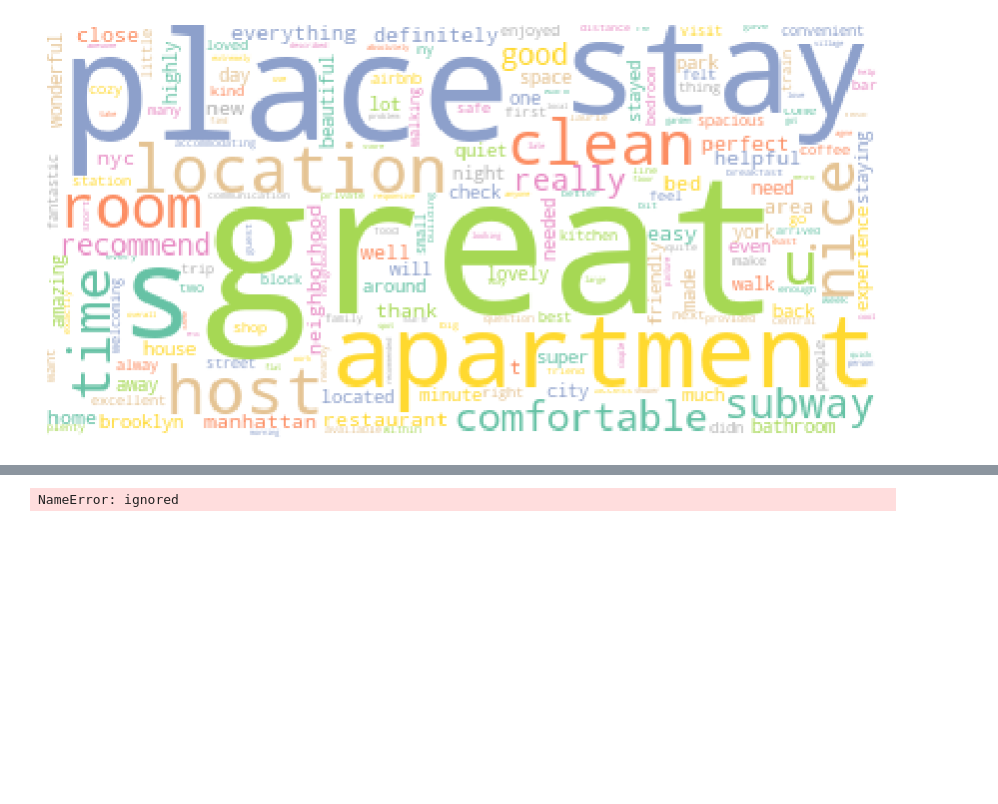
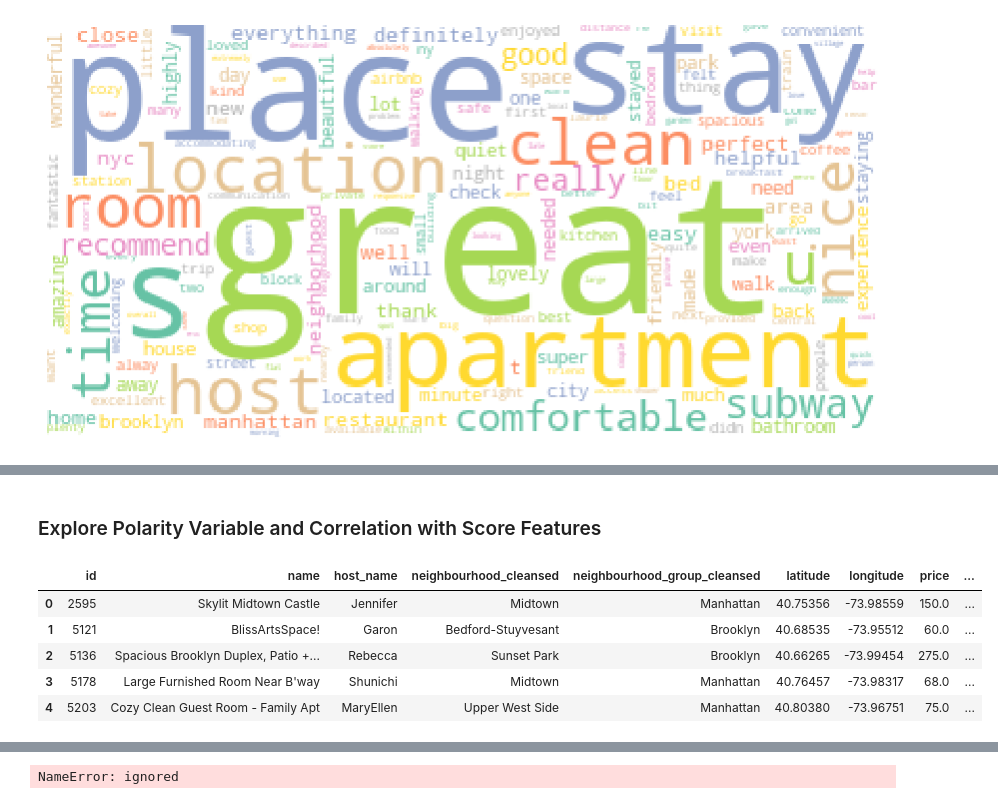
Before and after one commit to kamalova/Airbnb-Recommendation-Engine-NLP, a Jupyter notebook: Sentiment_Analysis.ipynb, the cells around one changed output, grey strips where cells are left out. Drawn from its saved outputs; the diff is of its cells as text; code cells hidden in the pictures; blank space fills up the shorter version.

```diff
--- a/Sentiment_Analysis.ipynb
+++ b/Sentiment_Analysis.ipynb
@@ -536,0 +507,14 @@ stop = set(stopwords.words('english'))
+# %% [markdown]
+### Explore Polarity Variable and Correlation with Score Features
+# %%
+# Download listing dataframe
+listings = pd.read_csv('/content/listings.csv',low_memory=False);
+# %%
+listings.head()
+# %% [output]
+|  | id | name | host_name | neighbourhood_cleansed | neighbourhood_group_cleansed | latitude | longitude | price | ... |
+| 0 | 2595 | Skylit Midtown Castle | Jennifer | Midtown | Manhattan | 40.75356 | -73.98559 | 150.0 | ... |
+| 1 | 5121 | BlissArtsSpace! | Garon | Bedford-Stuyvesant | Brooklyn | 40.68535 | -73.95512 | 60.0 | ... |
+| 2 | 5136 | Spacious Brooklyn Duplex, Patio +... | Rebecca | Sunset Park | Brooklyn | 40.66265 | -73.99454 | 275.0 | ... |
+| 3 | 5178 | Large Furnished Room Near B'way | Shunichi | Midtown | Manhattan | 40.76457 | -73.98317 | 68.0 | ... |
+| 4 | 5203 | Cozy Clean Guest Room - Family Apt | MaryEllen | Upper West Side | Manhattan | 40.80380 | -73.96751 | 75.0 | ... |
```
Also changed, not shown: parts of 15 cells of this notebook.
